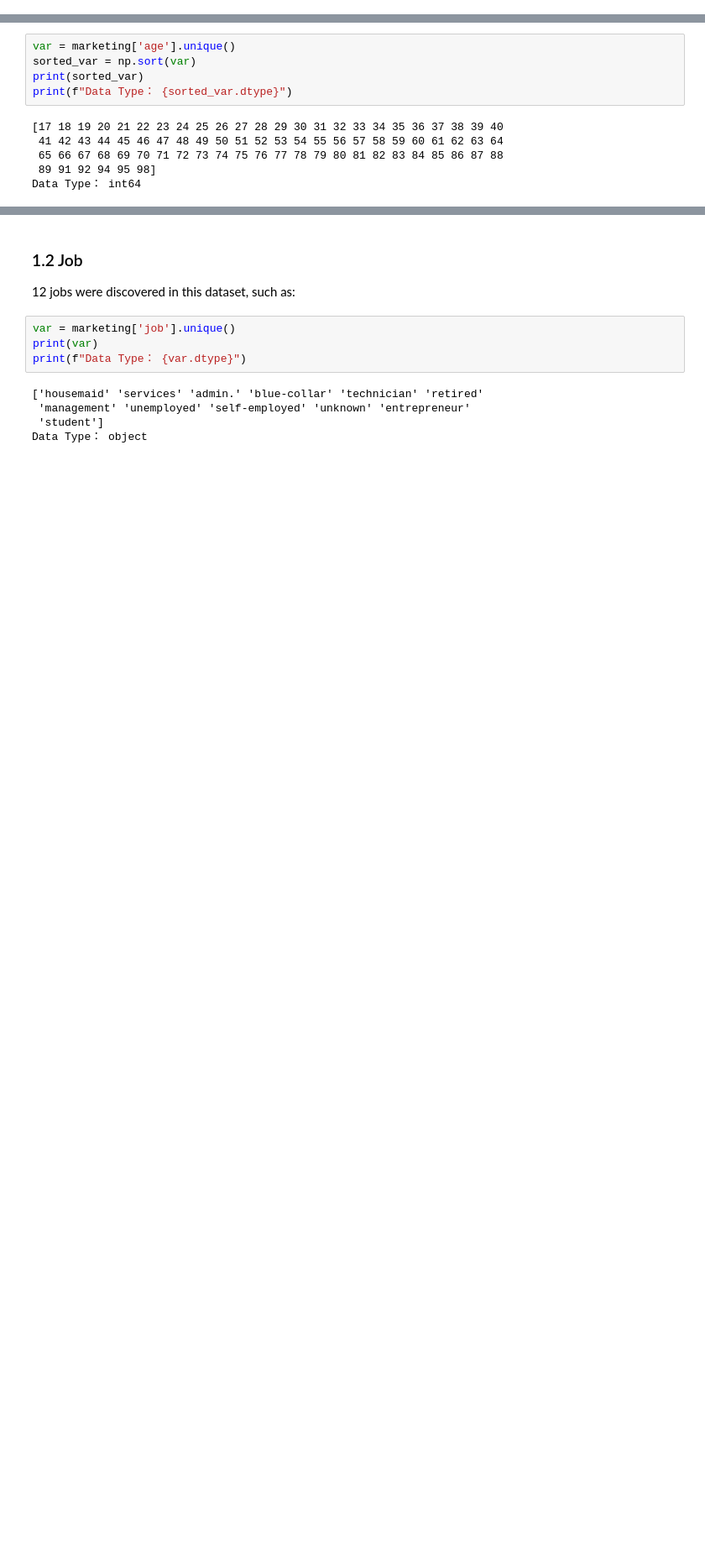
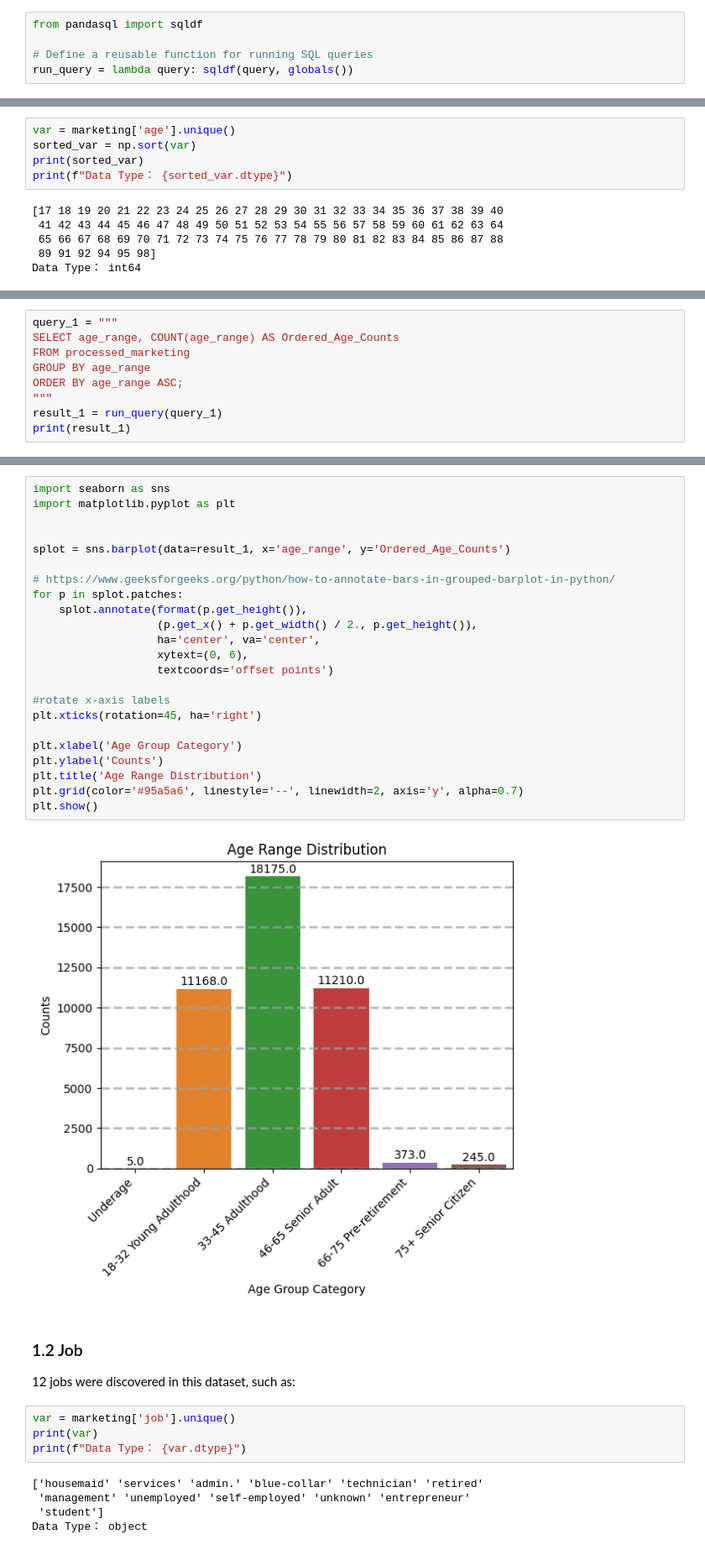
Before and after one commit to flynn-ky-t2/kaggle_f., a Jupyter notebook: bank-marketing-coding-practice.ipynb, the cells around one changed output, grey strips where cells are left out. Shown at 84% size. Cells and saved outputs as stored; diff of their text form; blank space fills up the shorter version.

Commit message:
Kaggle Notebook | Bank Marketing [Coding Practice] | Version 5

```diff
--- a/bank-marketing-coding-practice.ipynb
+++ b/bank-marketing-coding-practice.ipynb
@@ -18,6 +18,11 @@ for dirname, _, filenames in os.walk('/kaggle/input'):
 # You can also write temporary files to /kaggle/temp/, but they won't be saved outside of the current session
 # %% [output]
 /kaggle/input/bankmarketing/bankmarketing.csv
+# %%
+from pandasql import sqldf
+
+# Define a reusable function for running SQL queries
+run_query = lambda query: sqldf(query, globals())
 # %% [markdown]
 # **Let's assume this as coding practice**
 # %% [markdown]
@@ -128,0 +237,9 @@ Data Type： int64
+# %%
+query_1 = """
+SELECT age_range, COUNT(age_range) AS Ordered_Age_Counts
+FROM processed_marketing
+GROUP BY age_range
+ORDER BY age_range ASC;
+"""
+result_1 = run_query(query_1)
+print(result_1)
@@ -129,3 +254,28 @@ Data Type： int64
+# %%
+import seaborn as sns
+import matplotlib.pyplot as plt
+
+
+splot = sns.barplot(data=result_1, x='age_range', y='Ordered_Age_Counts')
+
+# https://www.geeksforgeeks.org/python/how-to-annotate-bars-in-grouped-barplot-in-python/
+for p in splot.patches:
+    splot.annotate(format(p.get_height()),
+                   (p.get_x() + p.get_width() / 2., p.get_height()),
+                   ha='center', va='center',
+                   xytext=(0, 6),
+                   textcoords='offset points')
+
+#rotate x-axis labels
+plt.xticks(rotation=45, ha='right')
+
+plt.xlabel('Age Group Category')
+plt.ylabel('Counts')
+plt.title('Age Range Distribution')
+plt.grid(color='#95a5a6', linestyle='--', linewidth=2, axis='y', alpha=0.7)
+plt.show()
+# %% [output]
+[figure, added]
 # %% [markdown]
 ### 1.2 Job
 12 jobs were discovered in this dataset, such as:
```
Also changed, not shown: parts of 60 cells of this notebook.
